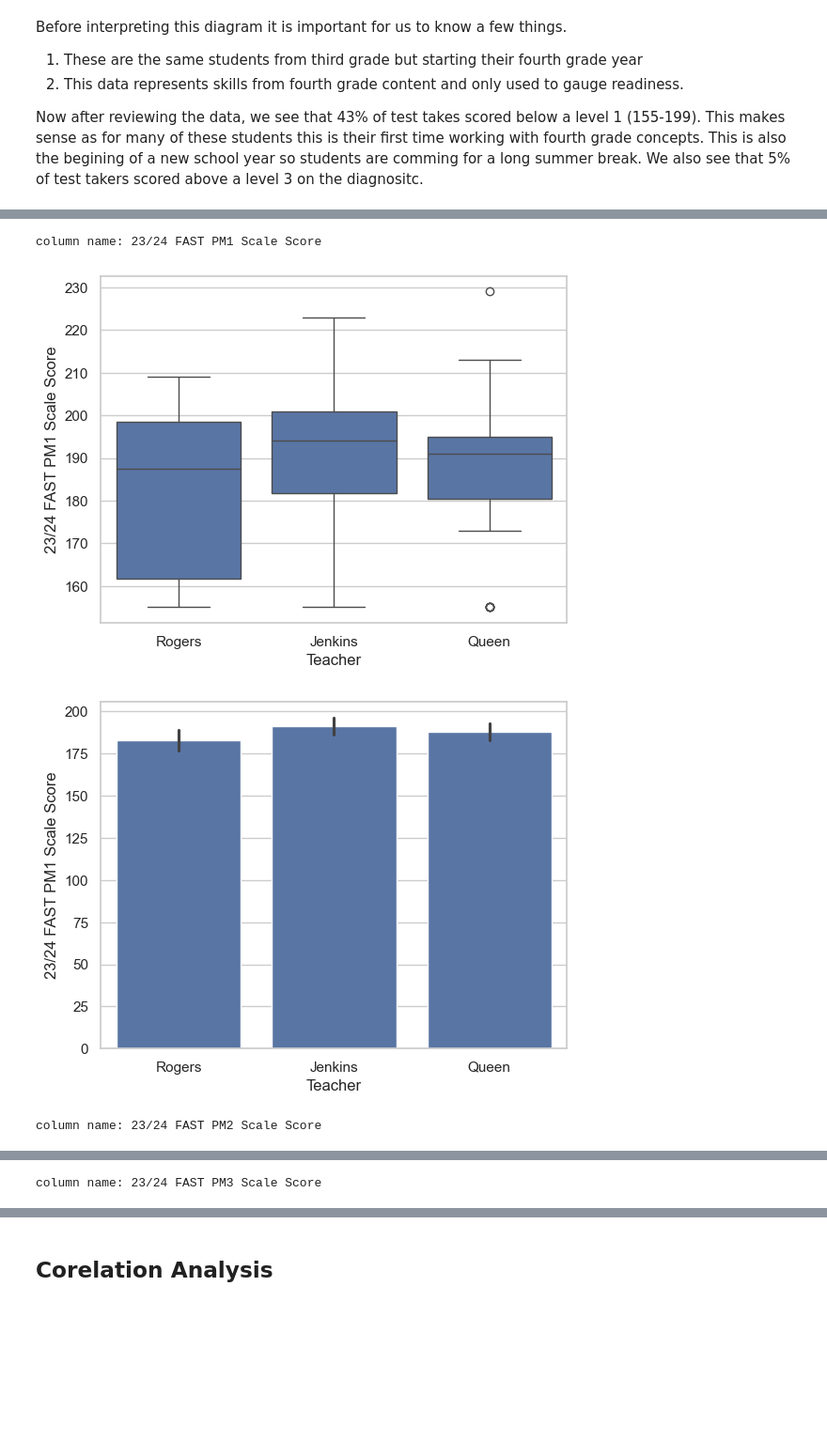
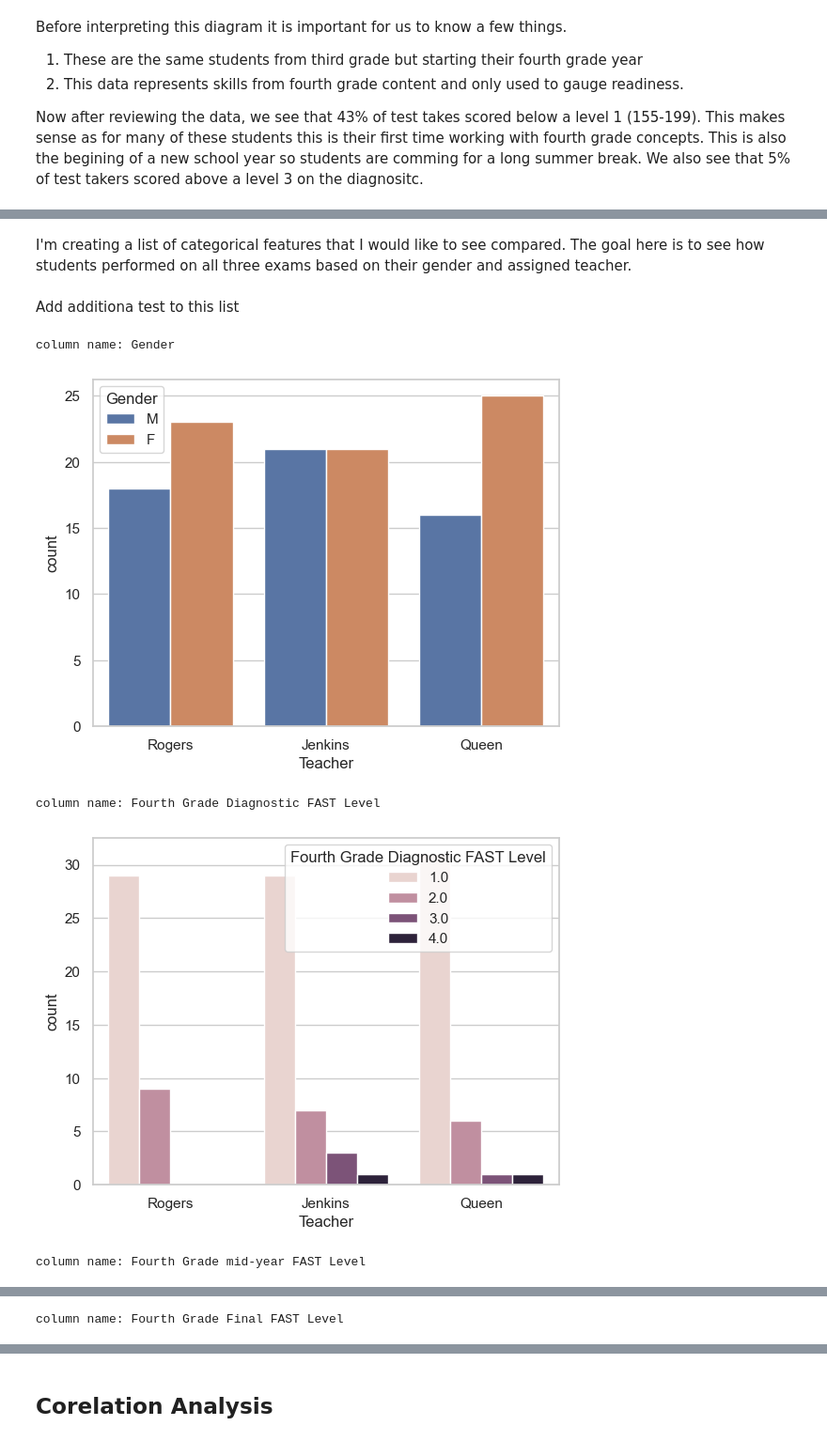
Before and after one commit to Jerfson09/Machine-Learning-Edu, a Jupyter notebook: Machine_learning_edu.ipynb, the cells around one changed output, grey strips where cells are left out. Shown at 94% size. Cells and saved outputs as stored; diff of their text form; code cells hidden in the pictures; blank space fills up the shorter version.

Commit message:
Updated Project with Correlation & Stats

```diff
--- a/Machine_learning_edu.ipynb
+++ b/Machine_learning_edu.ipynb
@@ -12,10 +12,13 @@ import pandas as pd
 import matplotlib.pyplot as plt
 import seaborn as sns
 # %%
-def teacher(data, col):
-    sns.boxplot(x="Teacher",y=col, data=data)
+def  gender(biscayne, col):
+    sns.countplot(x="Teacher", hue=col, data=biscayne)
+
     plt.show()
-    sns.barplot(x="Teacher", y=col, data=data)
+
+def q1(biscayne, col):
+    sns.countplot(x="Fourth Grade Diagnostic FAST Scores", hue=col, data=biscayne)
     plt.show()
 # %% [markdown]
 # FAST Test Scores
@@ -23,6 +26,6 @@ def teacher(data, col):
 # %% [markdown]
 # Data Ingestion
 # %%
-data = pd.read_excel("Data for Summer Project (1).xlsx")
+data = pd.read_excel("Biscayne Elementary Student Data.xlsx")
 data
 # %% [output]
@@ -53,0 +47,23 @@ data.describe()
+# %%
+biscayne= data.copy()
+biscayne
+
+biscayne.rename(columns={'ESE Primary Exceptionality':'ESE Status',
+'22/23 FAST PM3 Scale Score':'Final third Grade FAST Score',
+'22/23 FAST PM3 Achievement Level': 'Final third Grade FAST Level',
+'23/24 FAST PM1 Scale Score': 'Fourth Grade Diagnostic FAST Scores',
+'23/24 FAST PM1 Achievement Level': 'Fourth Grade Diagnostic FAST Level',
+'4th grade Number Routine Launch 1 Week 4\n': 'Qarter 1 Week 4 Assessment',
+'4th grade Number Routine Launch 1 Week 5\n': 'Quarter 1 Week 5 Assessment',
+'4th grade Number Routine Launch 1 Week 6\n':'Quarter 1 Week 6 Assessment',
+'4th grade Number Routine Launch 1 Week 7\n':'Quarter 1 Week 7 Assessment',
+'4th grade Number Routine Launch 1 Week 8\n': 'Quarter 1 Week 8 Assessment',
+'4th grade Number Routine Launch Q2 Week 1\n': 'Quarter 2 Week 1 Assessment',
+'4th grade Number Routine Launch Q2 Week 2\n': 'Quarter 2 Week 2 Assessment',
+'4th grade Number Routine Launch Q2 Week 3 and 4\n': 'Quarter 2 Week 3 and 4 Assessment',
+'4th grade Number Routine Launch Q2 Week 5\n': 'Quarter 2 Week 5 Assessment',
+'4th grade Number Routine Launch Q2 Week 6\n': 'Quarter 2 Week 6 Assessment',
+'23/24 FAST PM2 Achievement Level':'Fourth Grade mid-year FAST Level',
+'23/24 FAST PM2 Scale Score' : 'Fourth Grade mid-year FAST Scores',
+'23/24 FAST PM3 Scale Score': 'Fourth Grade Final FAST Scores',
+'23/24 FAST PM3 Achievement Level': 'Fourth Grade Final FAST Level'}, inplace=True)
@@ -189,10 +215,16 @@ scores =['23/24 FAST PM1 Scale Score', '23/24 FAST PM2 Scale Score', '23/24 FAST
+# %%
+gender_performance=['Gender', 'Fourth Grade Diagnostic FAST Level','Fourth Grade mid-year FAST Level','Fourth Grade Final FAST Level' ]
+# %% [markdown]
+I'm creating a list of categorical features that I would like to see compared. The goal here is to see how students performed on all three exams based on their gender and assigned teacher.
+# %% [markdown]
+Add additiona test to this list
 # %%
-#teacher(data, scores)
-for i in scores:
+for i in gender_performance:
     print("column name:", i)
-    teacher(data, i)
+    gender(biscayne, i)
 # %% [output]
-column name: 23/24 FAST PM1 Scale Score
+column name: Gender
-[figure, old version]
+[figure, new version]
+column name: Fourth Grade Diagnostic FAST Level
-[figure, old version]
+[figure, new version]
-column name: 23/24 FAST PM2 Scale Score
+column name: Fourth Grade mid-year FAST Level
@@ -199,0 +232 @@ column name: 23/24 FAST PM2 Scale Score
+column name: Fourth Grade Final FAST Level
@@ -201 +233,0 @@ column name: 23/24 FAST PM2 Scale Score
-column name: 23/24 FAST PM3 Scale Score
```
Also changed, not shown: parts of 49 cells of this notebook, 1 other file.
